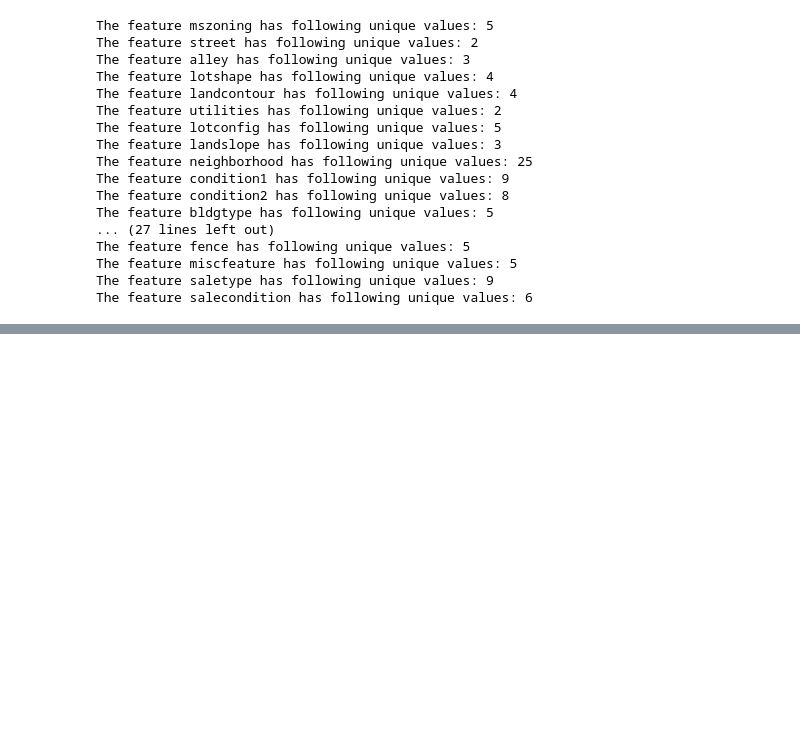
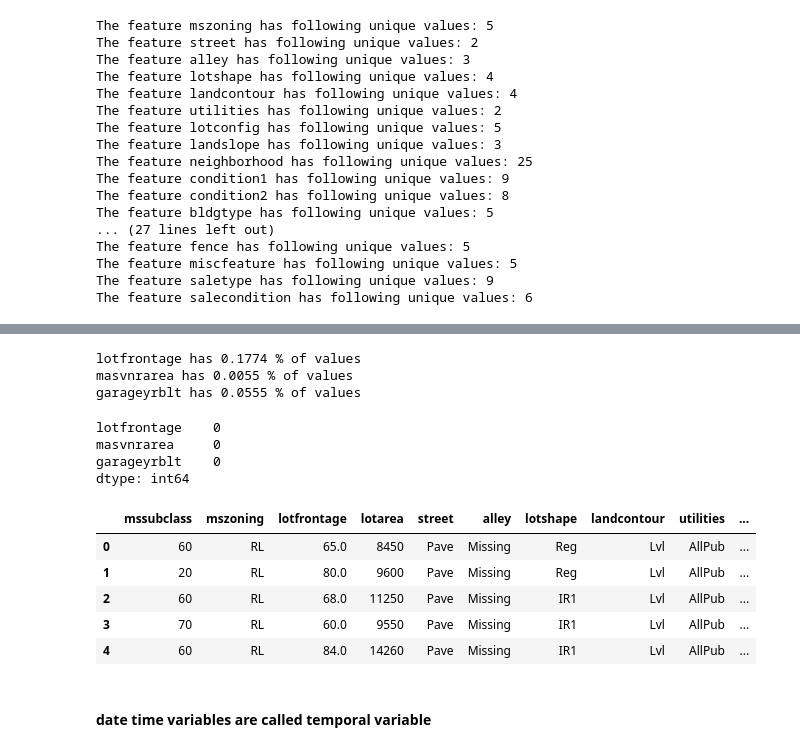
Before and after one commit to BishalJung7377/house_price_prediction, a Jupyter notebook: house_price_predictions.ipynb, the cells around one changed output, grey strips where cells are left out. Cells and saved outputs as stored; diff of their text form; code cells hidden in the pictures; blank space fills up the shorter version.

```diff
--- a/house_price_predictions.ipynb
+++ b/house_price_predictions.ipynb
@@ -538,0 +607,34 @@ Passing `palette` without assigning `hue` is deprecated and will be removed in v
+# %%
+### checkiing percentage of missing numerical values
+numerical_with_nan = [feature for feature in df.columns if df[feature].isnull().sum() > 1 and df[feature].dtypes != 'O']
+for feat in numerical_with_nan:
+    print(f'{feat} has {np.round(df[feat].isnull().mean(),4)} % of values')
+# %% [output]
+lotfrontage has 0.1774 % of values
+masvnrarea has 0.0055 % of values
+garageyrblt has 0.0555 % of values
+# %%
+## replacing the missing numerical values
+for feature in numerical_with_nan:
+    median_value = df[feature].median()
+
+    df[feature + 'nan'] = np.where(df[feature].isnull(),1,0)
+    df[feature].fillna(median_value, inplace = True)
+
+df[numerical_with_nan].isnull().sum()
+# %% [output]
+lotfrontage    0
+masvnrarea     0
+garageyrblt    0
+dtype: int64
+# %%
+df.head()
+# %% [output]
+|  | mssubclass | mszoning | lotfrontage | lotarea | street | alley | lotshape | landcontour | utilities | ... |
+| 0 | 60 | RL | 65.0 | 8450 | Pave | Missing | Reg | Lvl | AllPub | ... |
+| 1 | 20 | RL | 80.0 | 9600 | Pave | Missing | Reg | Lvl | AllPub | ... |
+| 2 | 60 | RL | 68.0 | 11250 | Pave | Missing | IR1 | Lvl | AllPub | ... |
+| 3 | 70 | RL | 60.0 | 9550 | Pave | Missing | IR1 | Lvl | AllPub | ... |
+| 4 | 60 | RL | 84.0 | 14260 | Pave | Missing | IR1 | Lvl | AllPub | ... |
+# %% [markdown]
+#### date time variables are called temporal variable
```
Also changed, not shown: parts of 60 cells of this notebook.
